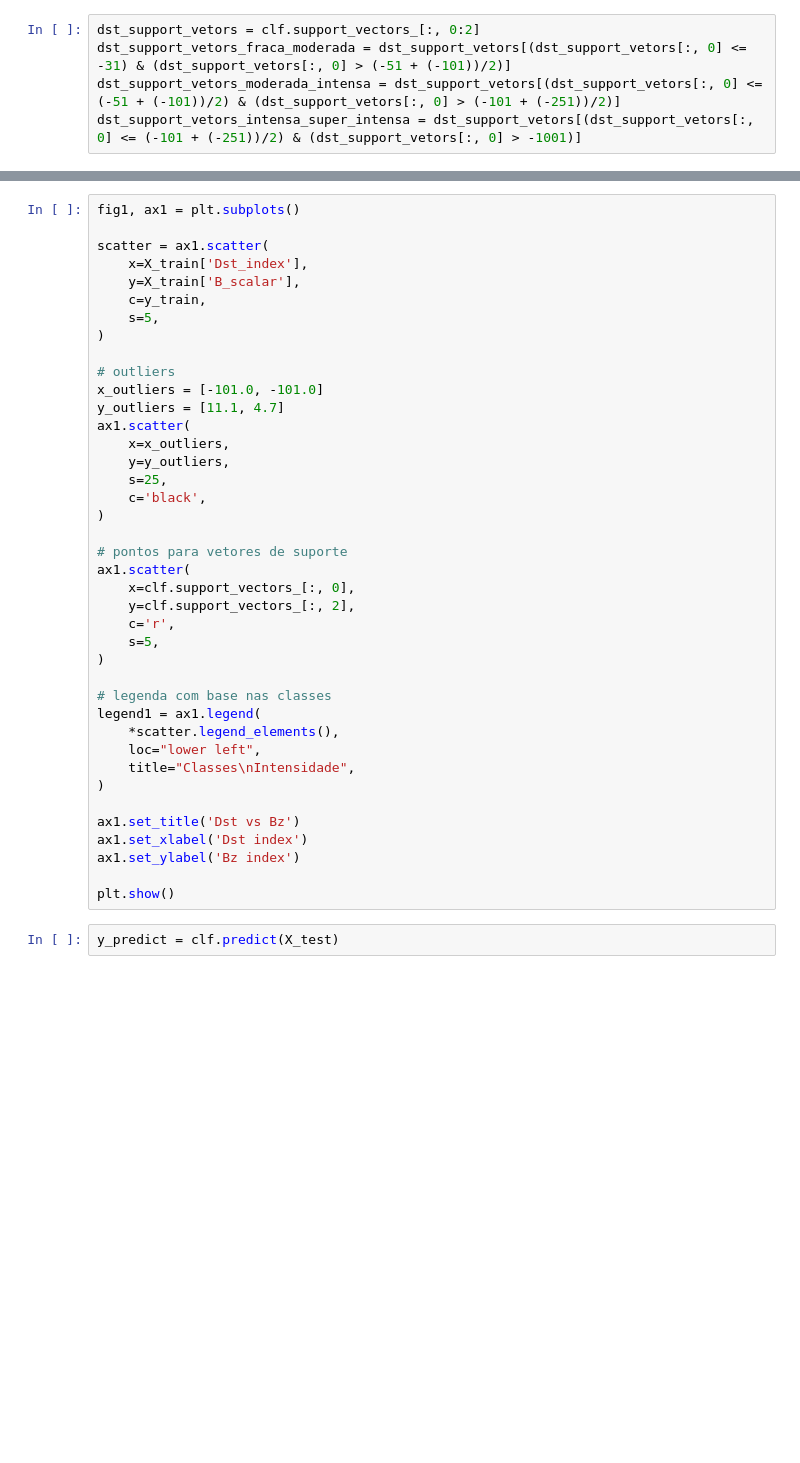
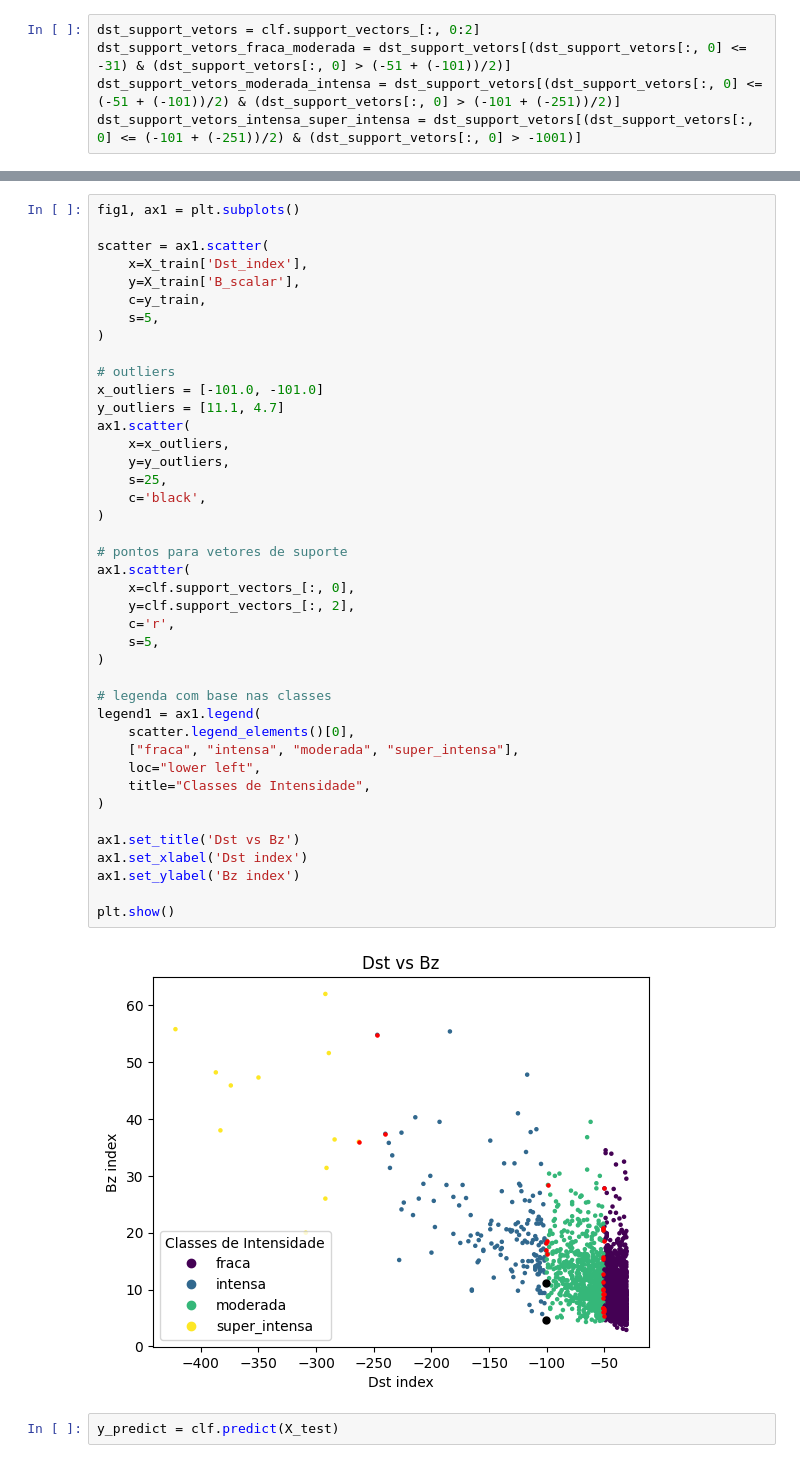
Before and after one commit to GabrieIl/analysis-of-magnetic-storms, a Jupyter notebook: svm.ipynb, the cells around one changed output, grey strips where cells are left out. Saved outputs shown, nothing was run; the diff lists cells and outputs as text; blank space fills up the shorter version.

```diff
--- a/svm.ipynb
+++ b/svm.ipynb
@@ -155,35 +158,38 @@ scatter = ax1.scatter(
 )
 
 # outliers
 x_outliers = [-101.0, -101.0]
 y_outliers = [11.1, 4.7]
 ax1.scatter(
     x=x_outliers,
     y=y_outliers,
     s=25,
     c='black',
 )
 
 # pontos para vetores de suporte
 ax1.scatter(
     x=clf.support_vectors_[:, 0],
     y=clf.support_vectors_[:, 2],
     c='r',
     s=5,
 )
 
 # legenda com base nas classes
 legend1 = ax1.legend(
-    *scatter.legend_elements(),
+    scatter.legend_elements()[0],
+    ["fraca", "intensa", "moderada", "super_intensa"],
     loc="lower left",
-    title="Classes\nIntensidade",
+    title="Classes de Intensidade",
 )
 
 ax1.set_title('Dst vs Bz')
 ax1.set_xlabel('Dst index')
 ax1.set_ylabel('Bz index')
 
 plt.show()
+# %% [output]
+[figure, added]
 # %%
 y_predict = clf.predict(X_test)
 # %%
```
Also changed, not shown: parts of 5 cells of this notebook, 2 other files.
